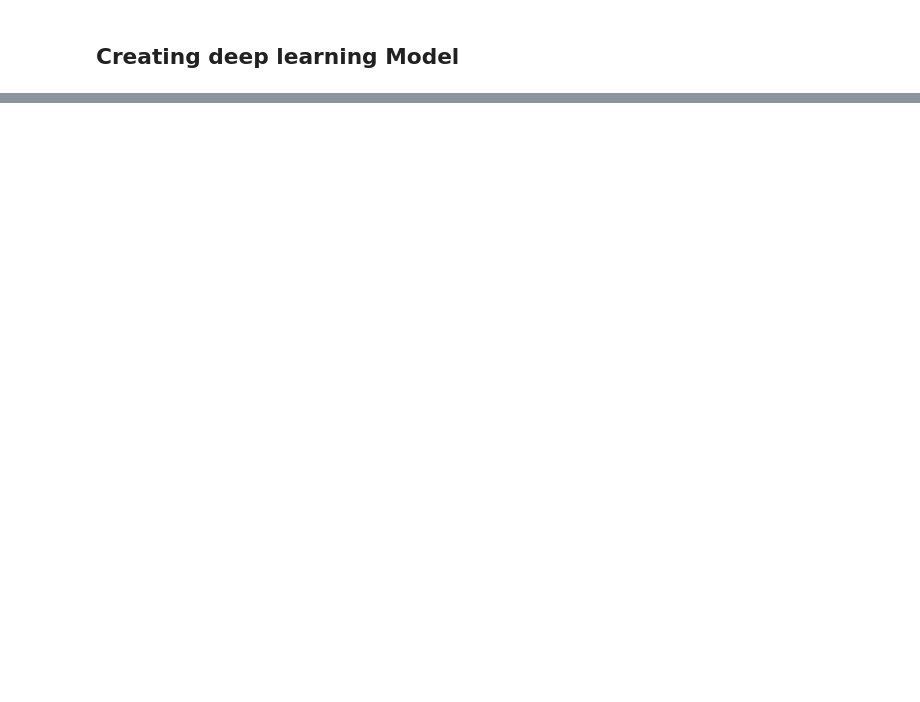
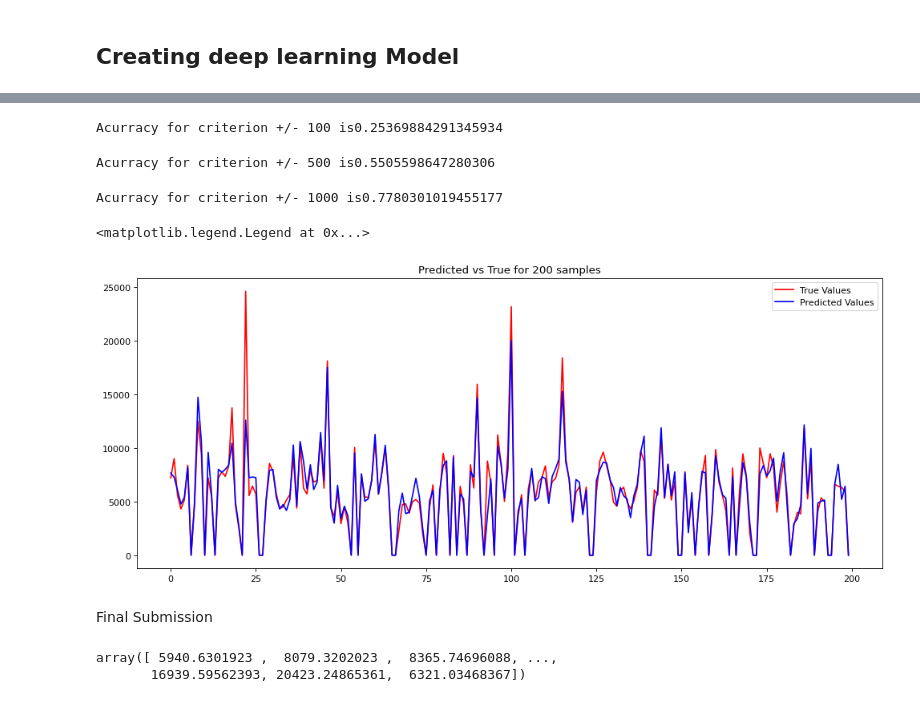
Before and after one commit to Bammydele-Ajiga/Rossmann-Store-Sales-falcon, a Jupyter notebook: training.ipynb, the cells around one changed output, grey strips where cells are left out. Cells and saved outputs as stored; diff of their text form; code cells hidden in the pictures; blank space fills up the shorter version.

Commit message:
training and prediction

```diff
--- a/training.ipynb
+++ b/training.ipynb
@@ -99,0 +131,3 @@ Epoch 500/500
+# %%
+#Visulization of result on 200 random samples
+ypred = model.predict(xtest)
@@ -99,0 +139,61 @@ Epoch 500/500
+# %%
+#EVALUATING THE MODE BASED ON A CRITERION 0f +/-100
+
+df["prediction_100"] = np.where(df["Abs_diff"]<=100, 1,0)
+
+accuracy = df["prediction_100"].sum()/ytest.shape[0]
+
+print("Acurracy for criterion +/- 100 is" + str(accuracy))
+# %% [output]
+Acurracy for criterion +/- 100 is0.25369884291345934
+# %%
+#ASSUMMING +-500 is the condition
+
+#EVALUATING THE MODE BASED ON A CRITERION 0f +/-500
+
+df["prediction_500"] = np.where(df["Abs_diff"]<=500, 1,0)
+
+accuracy = df["prediction_500"].sum()/ytest.shape[0]
+
+print("Acurracy for criterion +/- 500 is" + str(accuracy))
+# %% [output]
+Acurracy for criterion +/- 500 is0.5505598647280306
+# %%
+#ASSUMMING +-1000 is the condition
+
+#EVALUATING THE MODE BASED ON A CRITERION 0f +/-1000
+
+df["prediction_1000"] = np.where(df["Abs_diff"]<=1000, 1,0)
+
+accuracy = df["prediction_1000"].sum()/ytest.shape[0]
+
+print("Acurracy for criterion +/- 1000 is" + str(accuracy))
+# %% [output]
+Acurracy for criterion +/- 1000 is0.7780301019455177
+# %%
+#Viisualizing the result
+
+#Get 300 random samples from the dataframe
+
+viz_data = df.sample(200)
+id_x = [i for i in range(200)]
+# %%
+figure(figsize=(15, 6), dpi=80)
+
+# # plot average sales over time(year-month)
+plt.plot( id_x, viz_data["True_value"], color = "r", label = "True Values")
+
+
+plt.plot( id_x, viz_data["Predicted_value"],color = "b", label = "Predicted Values")
+
+plt.title("Predicted vs True for 200 samples")
+
+plt.legend()
+
+# # plot precent change for sales over time(year-month)
+# ax2 = viz_data["Predicted_value"].plot(legend=True,ax=axis2,marker='o',rot=90,colormap="summer",title="Sales Percent Change")
+# %% [output]
+<matplotlib.legend.Legend at 0x...>
+[figure, added]
+# %% [markdown]
+Final Submission
@@ -99,0 +203,5 @@ Epoch 500/500
+# %%
+result
+# %% [output]
+array([ 5940.6301923 ,  8079.3202023 ,  8365.74696088, ...,
+       16939.59562393, 20423.24865361,  6321.03468367])
```
Also changed, not shown: parts of 10 cells of this notebook, 1 other file.
